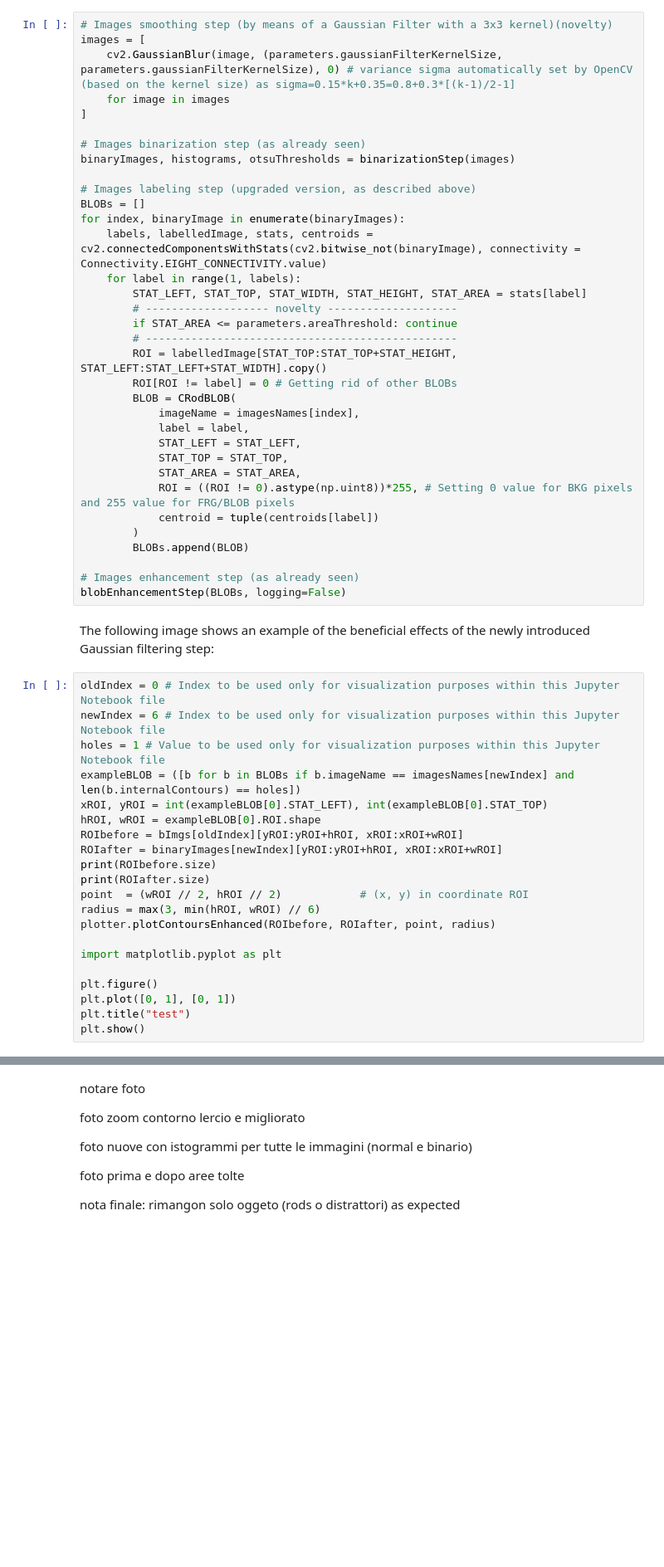
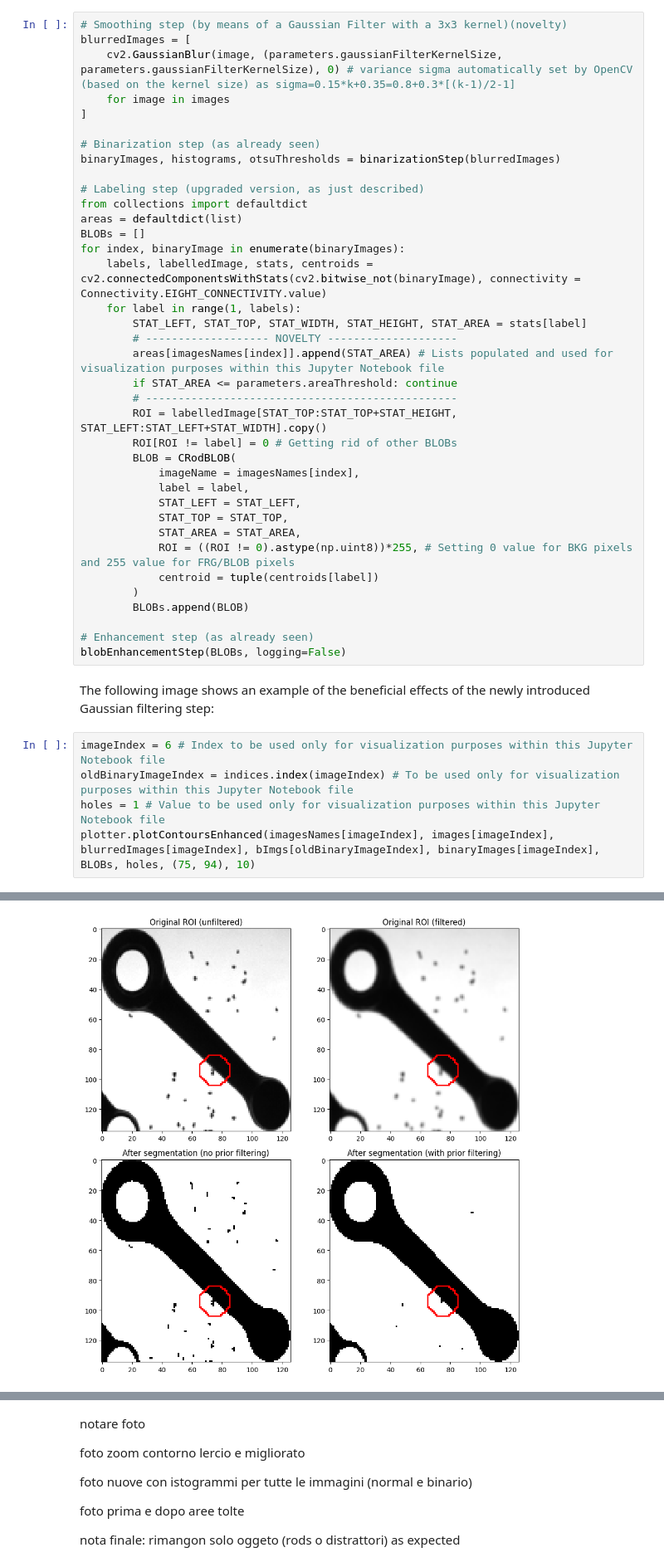
Before and after one commit to VincenzoLomba/ImageProcessingAndComputerVision, a Jupyter notebook: pythonvenv/src/project/project11VincenzoLombardi.ipynb, the cells around one changed output, grey strips where cells are left out. Shown at 83% size. Drawn from its saved outputs; the diff is of its cells as text; blank space fills up the shorter version.

```diff
--- a/pythonvenv/src/project/project11VincenzoLombardi.ipynb
+++ b/pythonvenv/src/project/project11VincenzoLombardi.ipynb
@@ -376,20 +378,23 @@ The following code implements what has just been described, integrating it in th
 # %%
-# Images smoothing step (by means of a Gaussian Filter with a 3x3 kernel)(novelty)
-images = [
+# Smoothing step (by means of a Gaussian Filter with a 3x3 kernel)(novelty)
+blurredImages = [
     cv2.GaussianBlur(image, (parameters.gaussianFilterKernelSize, parameters.gaussianFilterKernelSize), 0) # variance sigma automatically set by OpenCV (based on the kernel size) as sigma=0.15*k+0.35=0.8+0.3*[(k-1)/2-1]
     for image in images
 ]
 
-# Images binarization step (as already seen)
-binaryImages, histograms, otsuThresholds = binarizationStep(images)
+# Binarization step (as already seen)
+binaryImages, histograms, otsuThresholds = binarizationStep(blurredImages)
 
-# Images labeling step (upgraded version, as described above)
+# Labeling step (upgraded version, as just described)
+from collections import defaultdict
+areas = defaultdict(list)
 BLOBs = []
 for index, binaryImage in enumerate(binaryImages):
     labels, labelledImage, stats, centroids = cv2.connectedComponentsWithStats(cv2.bitwise_not(binaryImage), connectivity = Connectivity.EIGHT_CONNECTIVITY.value)
     for label in range(1, labels):
         STAT_LEFT, STAT_TOP, STAT_WIDTH, STAT_HEIGHT, STAT_AREA = stats[label]
-        # ------------------- novelty --------------------
+        # ------------------- NOVELTY --------------------
+        areas[imagesNames[index]].append(STAT_AREA) # Lists populated and used for visualization purposes within this Jupyter Notebook file
         if STAT_AREA <= parameters.areaThreshold: continue
         # ------------------------------------------------
         ROI = labelledImage[STAT_TOP:STAT_TOP+STAT_HEIGHT, STAT_LEFT:STAT_LEFT+STAT_WIDTH].copy()
@@ -405,29 +410,13 @@ for index, binaryImage in enumerate(binaryImages):
         )
         BLOBs.append(BLOB)
 
-# Images enhancement step (as already seen)
+# Enhancement step (as already seen)
 blobEnhancementStep(BLOBs, logging=False)
 # %% [markdown]
 The following image shows an example of the beneficial effects of the newly introduced Gaussian filtering step:
 # %%
-oldIndex = 0 # Index to be used only for visualization purposes within this Jupyter Notebook file
-newIndex = 6 # Index to be used only for visualization purposes within this Jupyter Notebook file
+imageIndex = 6 # Index to be used only for visualization purposes within this Jupyter Notebook file
+oldBinaryImageIndex = indices.index(imageIndex) # To be used only for visualization purposes within this Jupyter Notebook file
 holes = 1 # Value to be used only for visualization purposes within this Jupyter Notebook file
-exampleBLOB = ([b for b in BLOBs if b.imageName == imagesNames[newIndex] and len(b.internalContours) == holes])
-xROI, yROI = int(exampleBLOB[0].STAT_LEFT), int(exampleBLOB[0].STAT_TOP)
-hROI, wROI = exampleBLOB[0].ROI.shape
-ROIbefore = bImgs[oldIndex][yROI:yROI+hROI, xROI:xROI+wROI]
-ROIafter = binaryImages[newIndex][yROI:yROI+hROI, xROI:xROI+wROI]
-print(ROIbefore.size)
-print(ROIafter.size)
-point  = (wROI // 2, hROI // 2)            # (x, y) in coordinate ROI
-radius = max(3, min(hROI, wROI) // 6)
-plotter.plotContoursEnhanced(ROIbefore, ROIafter, point, radius)
-
-import matplotlib.pyplot as plt
-
-plt.figure()
-plt.plot([0, 1], [0, 1])
-plt.title("test")
-plt.show()
+plotter.plotContoursEnhanced(imagesNames[imageIndex], images[imageIndex], blurredImages[imageIndex], bImgs[oldBinaryImageIndex], binaryImages[imageIndex], BLOBs, holes, (75, 94), 10)
 # %% [output]
@@ -435,0 +423 @@ plt.show()
+[figure, added]
```
Also changed, not shown: parts of 20 cells of this notebook, 2 other files.
